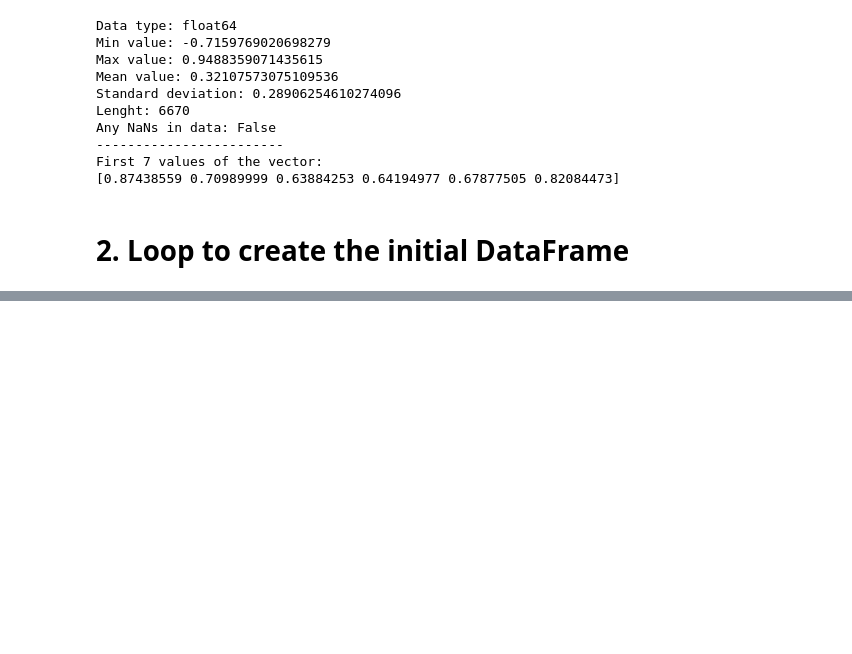
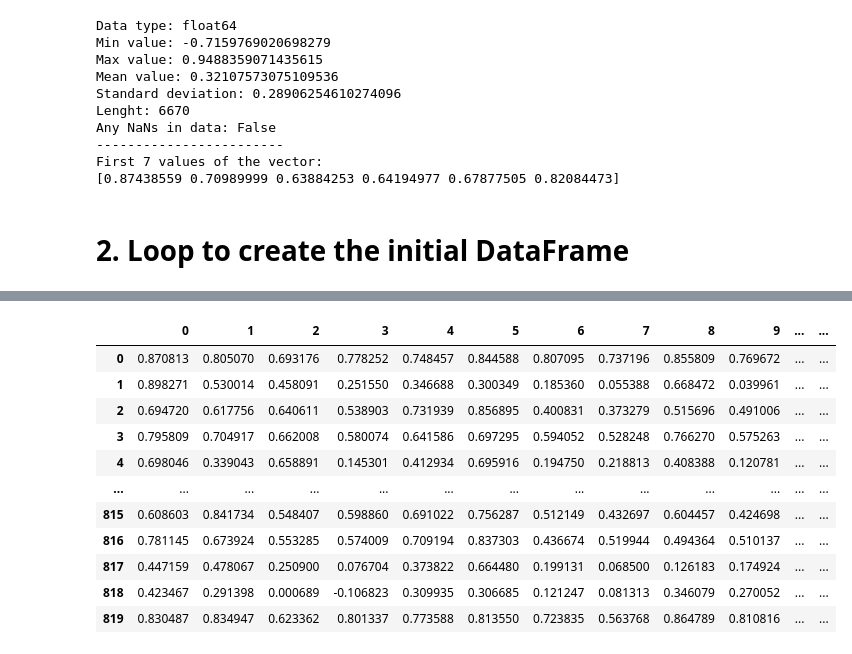
Before and after one commit to AgustinNR/BrainHack-BsAs-Humai-Team1, a Jupyter notebook: ADHD-fRMI-ROI-Classification-Project.ipynb, the cells around one changed output, grey strips where cells are left out. Saved outputs shown, nothing was run; the diff lists cells and outputs as text; code cells hidden in the pictures; blank space fills up the shorter version.

Commit message:
Added Dataframe with corelations matrices

```diff
--- a/ADHD-fRMI-ROI-Classification-Project.ipynb
+++ b/ADHD-fRMI-ROI-Classification-Project.ipynb
@@ -239,0 +294,84 @@ CSV actualizado y guardado correctamente.
+# %%
+from IPython.display import display
+# Obtener la ruta del directorio actual y el directorio padre
+current_folder = os.getcwd()
+parent_folder = os.path.dirname(current_folder)
+
+# Definir el archivo CSV y su ruta
+original_csv_file = 'Phenotypic_V1_0b_preprocessed1.csv'
+original_csv_path = os.path.join(current_folder, original_csv_file)
+
+# Cargar el archivo CSV en un DataFrame
+df = pd.read_csv(original_csv_path, sep=";")
+
+# Nombres de las ROIs del atlas AAL (asegúrate de que 'atlas.labels' esté definido correctamente en tu código)
+roi_names = atlas.labels
+
+# Inicializar una lista para almacenar los vectores del triángulo inferior de las matrices de correlación
+vectorized_data = []
+
+# Inicializar contadores
+count_stddev_error = 0
+count_file_error = 0
+
+# Recorrer cada fila del DataFrame y calcular la matriz de correlación, eliminando las filas donde no existe el archivo
+for index, row in df.iterrows():
+    file_id_value = row['FILE_ID']
+    relative_path = f'Dataset_ROIs_AAL_CCS_filt_noglobal/{file_id_value}_rois_aal.1D'
+    file_path = os.path.join(parent_folder, relative_path)
+
+    # Verificar si el archivo existe
+    if os.path.exists(file_path):
+        try:
+            # Cargar los datos de la serie temporal
+            time_series_data = np.loadtxt(file_path)
+
+            # Verificar que no haya series con desviación estándar cero
+            if np.any(np.std(time_series_data, axis=0) == 0):
+                raise ValueError("Desviación estándar cero encontrada en alguna serie temporal")
+
+
+            # Calcular el vector del triángulo inferior de la matriz de correlación
+            correlation_matrix = np.corrcoef(time_series_data.T)
+            lower_triangle_indices = np.tril_indices(correlation_matrix.shape[0], k=-1)
+            vectorized_lower_triangle = correlation_matrix[lower_triangle_indices]
+            vectorized_data.append(vectorized_lower_triangle)
+            count_valid += 1
+        except Exception as e:
+            print(f"Error procesando el archivo: {file_path}\n{e}")
+            df.drop(index, inplace=True)
+            count_stddev_error += 1
+    else:
+        # Eliminar la fila si el archivo no existe
+        df.drop(index, inplace=True)
+        count_file_error += 1
+
+# Crear un DataFrame con los vectores del triángulo inferior
+vectorized_df = pd.DataFrame(vectorized_data)
+#indices_row = ["Index"] + list(range(1, len(vectorized_df.columns) + 1))
+#vectorized_df.loc[-1] = indices_row  # Insertar la fila al inicio
+#vectorized_df.index = vectorized_df.index + 1  # Desplazar el índice
+
+# Guardar el DataFrame `df` actualizado en el archivo CSV original
+clean_csv_path = os.path.join(current_folder, 'Phenotypic_simplified_clean.csv')
+df.to_csv(clean_csv_path, sep=",", index=False)
+
+# Imprimir la longitud del vectorizado para el diagnóstico
+if vectorized_data:
+    print(f"vectorized_lower_triangle len: {len(vectorized_lower_triangle)}")
+
+print(f"Files not found: {count_file_error}")
+print(f"Std Dev Error: {count_stddev_error}")
+
+
+# Guardar el DataFrame en un archivo CSV
+output_csv_path = os.path.join(current_folder, 'vectorized_correlations.csv')
+vectorized_df.to_csv(output_csv_path, index=False)
+
+# Configurar pandas para mostrar más filas y columnas
+pd.set_option('display.max_rows', 20)
+pd.set_option('display.max_columns', 20)
+
+# Mostrar el DataFrame en Jupyter Notebook
+display(vectorized_df)
+# %% [output]
@@ -239,0 +395,12 @@ CSV actualizado y guardado correctamente.
+|  | 0 | 1 | 2 | 3 | 4 | 5 | 6 | 7 | 8 | 9 | ... | ... |
+| 0 | 0.870813 | 0.805070 | 0.693176 | 0.778252 | 0.748457 | 0.844588 | 0.807095 | 0.737196 | 0.855809 | 0.769672 | ... | ... |
+| 1 | 0.898271 | 0.530014 | 0.458091 | 0.251550 | 0.346688 | 0.300349 | 0.185360 | 0.055388 | 0.668472 | 0.039961 | ... | ... |
+| 2 | 0.694720 | 0.617756 | 0.640611 | 0.538903 | 0.731939 | 0.856895 | 0.400831 | 0.373279 | 0.515696 | 0.491006 | ... | ... |
+| 3 | 0.795809 | 0.704917 | 0.662008 | 0.580074 | 0.641586 | 0.697295 | 0.594052 | 0.528248 | 0.766270 | 0.575263 | ... | ... |
+| 4 | 0.698046 | 0.339043 | 0.658891 | 0.145301 | 0.412934 | 0.695916 | 0.194750 | 0.218813 | 0.408388 | 0.120781 | ... | ... |
+| ... | ... | ... | ... | ... | ... | ... | ... | ... | ... | ... | ... | ... |
+| 815 | 0.608603 | 0.841734 | 0.548407 | 0.598860 | 0.691022 | 0.756287 | 0.512149 | 0.432697 | 0.604457 | 0.424698 | ... | ... |
+| 816 | 0.781145 | 0.673924 | 0.553285 | 0.574009 | 0.709194 | 0.837303 | 0.436674 | 0.519944 | 0.494364 | 0.510137 | ... | ... |
+| 817 | 0.447159 | 0.478067 | 0.250900 | 0.076704 | 0.373822 | 0.664480 | 0.199131 | 0.068500 | 0.126183 | 0.174924 | ... | ... |
+| 818 | 0.423467 | 0.291398 | 0.000689 | -0.106823 | 0.309935 | 0.306685 | 0.121247 | 0.081313 | 0.346079 | 0.270052 | ... | ... |
+| 819 | 0.830487 | 0.834947 | 0.623362 | 0.801337 | 0.773588 | 0.813550 | 0.723835 | 0.563768 | 0.864789 | 0.810816 | ... | ... |
```
Also changed, not shown: parts of 6 cells of this notebook, 2 other files.
